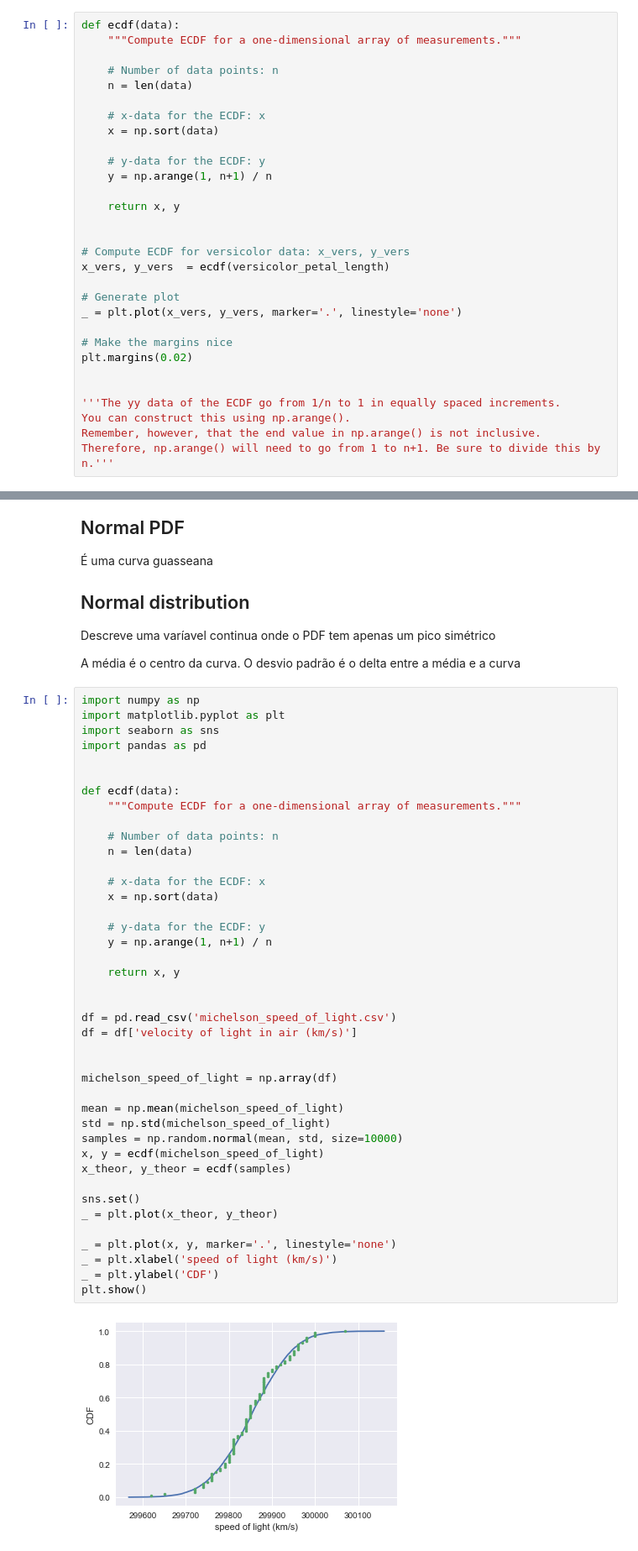
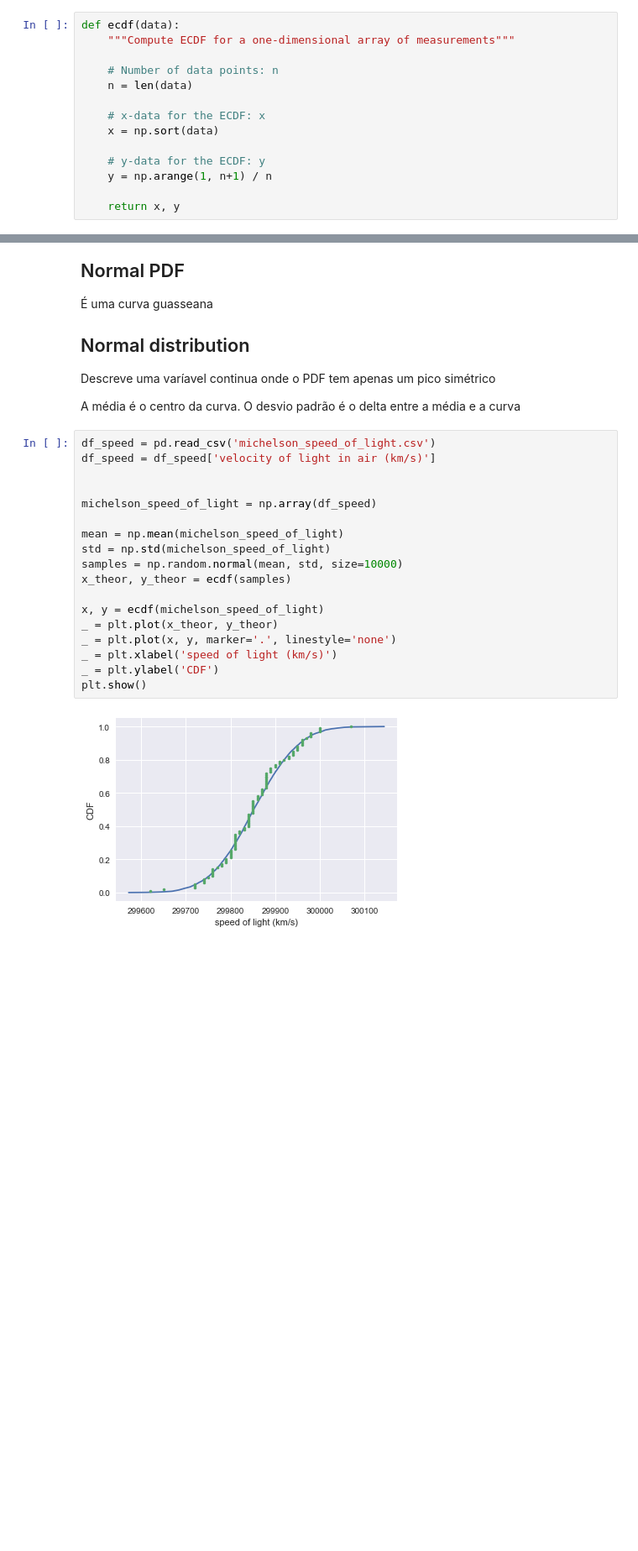
Before and after one commit to daniel-macedo/basics, a Jupyter notebook: Statistical Thinking in Python I.ipynb, the cells around one changed output, grey strips where cells are left out. Shown at 84% size. Saved outputs shown, nothing was run; the diff lists cells and outputs as text; blank space fills up the shorter version.

```diff
--- a/Statistical Thinking in Python I.ipynb
+++ b/Statistical Thinking in Python I.ipynb
@@ -37,6 +60,6 @@ Empirical cumulative distribution function (ECDF)
 # %%
 def ecdf(data):
-    """Compute ECDF for a one-dimensional array of measurements."""
+    """Compute ECDF for a one-dimensional array of measurements"""
 
     # Number of data points: n
     n = len(data)
@@ -48,19 +71,3 @@ def ecdf(data):
     y = np.arange(1, n+1) / n
 
     return x, y
-
-
-# Compute ECDF for versicolor data: x_vers, y_vers
-x_vers, y_vers  = ecdf(versicolor_petal_length)
-
-# Generate plot
-_ = plt.plot(x_vers, y_vers, marker='.', linestyle='none')
-
-# Make the margins nice
-plt.margins(0.02)
-
-
-'''The yy data of the ECDF go from 1/n to 1 in equally spaced increments.
-You can construct this using np.arange().
-Remember, however, that the end value in np.arange() is not inclusive.
-Therefore, np.arange() will need to go from 1 to n+1. Be sure to divide this by n.'''
@@ -241,45 +270,22 @@ Descreve uma varíavel continua onde o PDF tem apenas um pico simétrico
 
 A média é o centro da curva. O desvio padrão é o delta entre a média e a curva
 # %%
-import numpy as np
-import matplotlib.pyplot as plt
-import seaborn as sns
-import pandas as pd
+df_speed = pd.read_csv('michelson_speed_of_light.csv')
+df_speed = df_speed['velocity of light in air (km/s)']
 
 
-def ecdf(data):
-    """Compute ECDF for a one-dimensional array of measurements."""
-
-    # Number of data points: n
-    n = len(data)
-
-    # x-data for the ECDF: x
-    x = np.sort(data)
-
-    # y-data for the ECDF: y
-    y = np.arange(1, n+1) / n
-
-    return x, y
-
-
-df = pd.read_csv('michelson_speed_of_light.csv')
-df = df['velocity of light in air (km/s)']
-
-
-michelson_speed_of_light = np.array(df)
+michelson_speed_of_light = np.array(df_speed)
 
 mean = np.mean(michelson_speed_of_light)
 std = np.std(michelson_speed_of_light)
 samples = np.random.normal(mean, std, size=10000)
-x, y = ecdf(michelson_speed_of_light)
 x_theor, y_theor = ecdf(samples)
 
-sns.set()
+x, y = ecdf(michelson_speed_of_light)
 _ = plt.plot(x_theor, y_theor)
-
 _ = plt.plot(x, y, marker='.', linestyle='none')
 _ = plt.xlabel('speed of light (km/s)')
 _ = plt.ylabel('CDF')
 plt.show()
 # %% [output]
-[figure, old version]
+[figure, new version]
```
Also changed, not shown: parts of 37 cells of this notebook, 9 other files.
